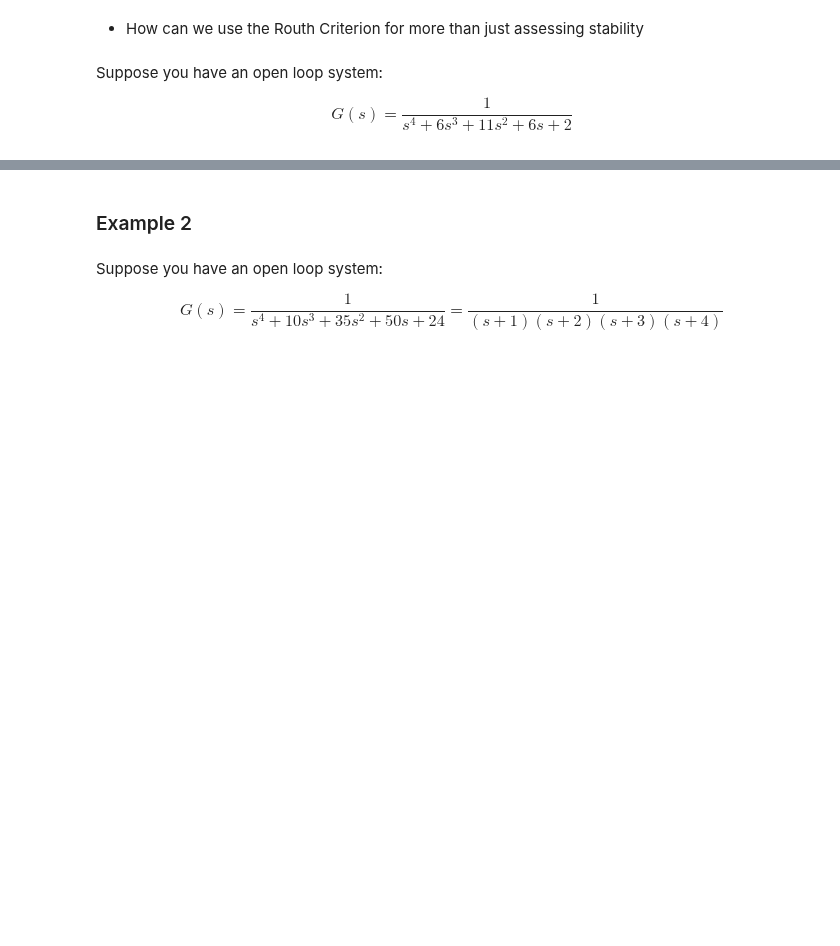
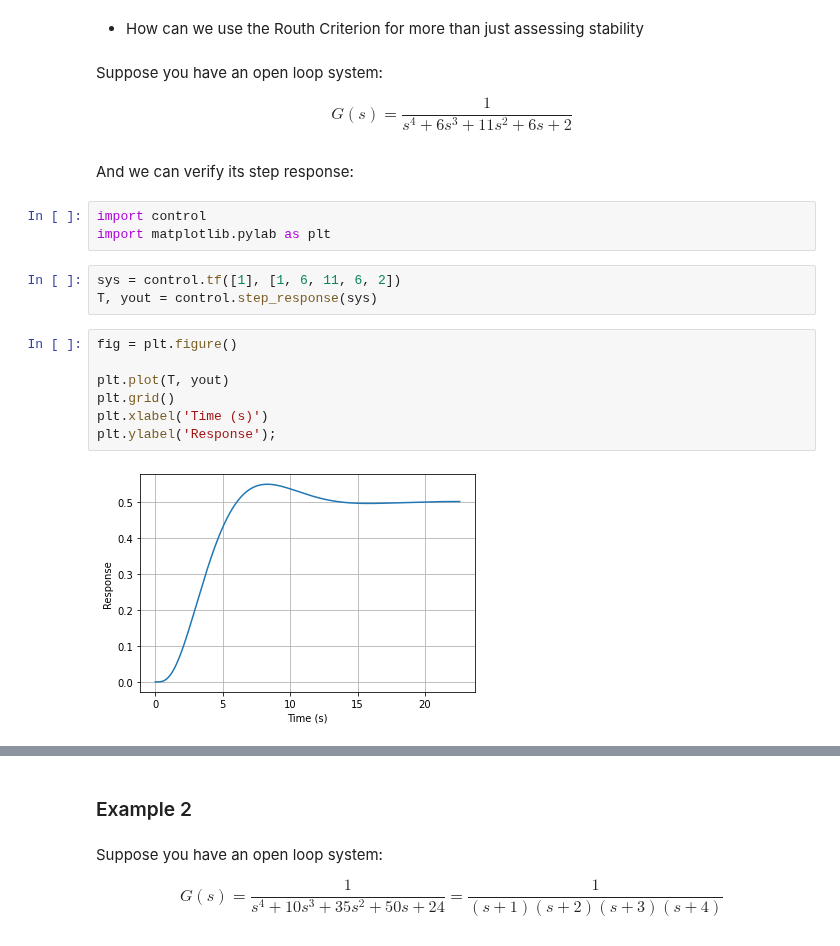
Before and after one commit to andreamunafo/classical_control_theory, a Jupyter notebook: 09_Routh_hurwitz_criterion.ipynb, the cells around one changed output, grey strips where cells are left out. Cells and saved outputs as stored; diff of their text form; blank space fills up the shorter version.

```diff
--- a/09_Routh_hurwitz_criterion.ipynb
+++ b/09_Routh_hurwitz_criterion.ipynb
@@ -280,6 +317,23 @@ Suppose you have an open loop system:
 $$
 G(s) =\frac{1}{s^4+6s^3+11s^2+6s+2}
 $$
+# %% [markdown]
+And we can verify its step response:
+# %%
+import control
+import matplotlib.pylab as plt
+# %%
+sys = control.tf([1], [1, 6, 11, 6, 2])
+T, yout = control.step_response(sys)
+# %%
+fig = plt.figure()
+
+plt.plot(T, yout)
+plt.grid()
+plt.xlabel('Time (s)')
+plt.ylabel('Response');
+# %% [output]
+[figure, added]
 # %% [markdown]
 Design requirement:
 - improve system response time
```
Also changed, not shown: parts of 25 cells of this notebook, 13 other files.
